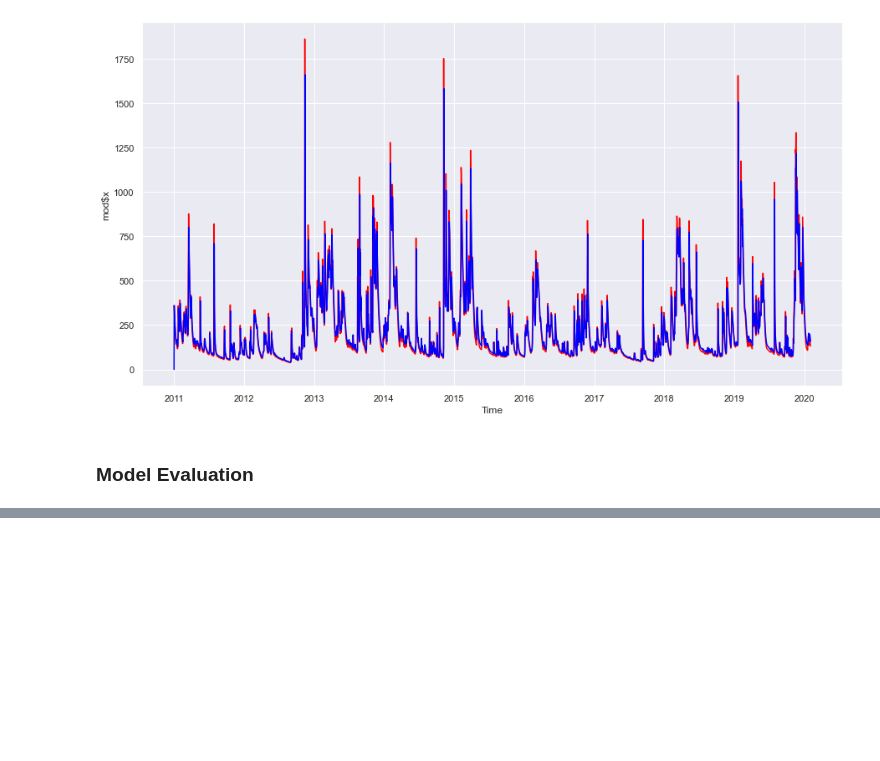
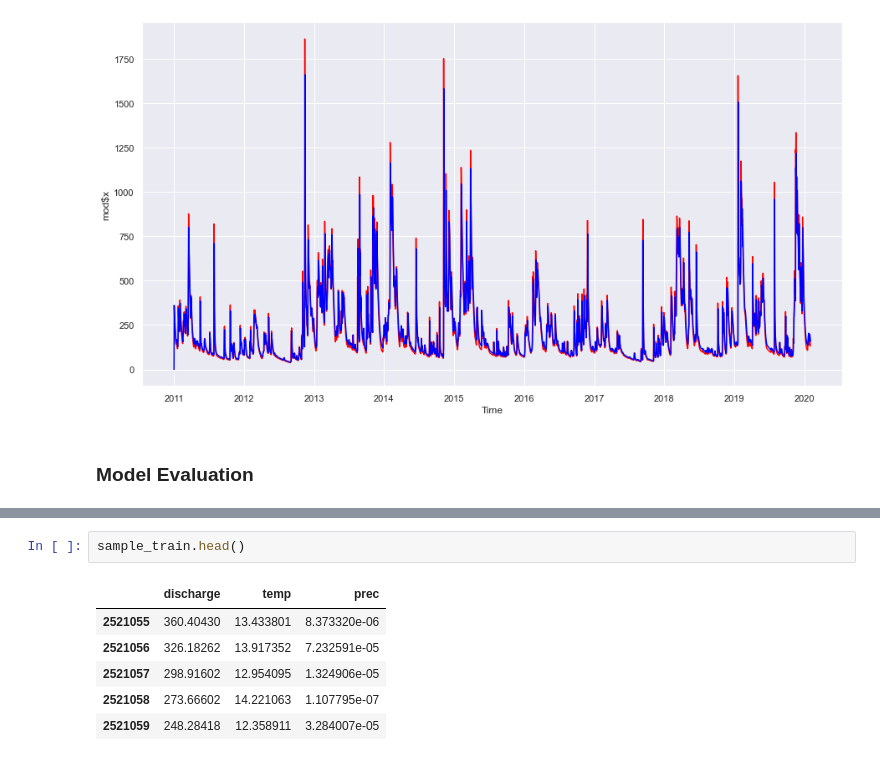
Before and after one commit to kode-git/copernicus, a Jupyter notebook: notebooks/data_modelling.ipynb, the cells around one changed output, grey strips where cells are left out. Drawn from its saved outputs; the diff is of its cells as text; blank space fills up the shorter version.

```diff
--- a/notebooks/data_modelling.ipynb
+++ b/notebooks/data_modelling.ipynb
@@ -610,0 +659,9 @@ plot_train_test_pred(sample_train,sample_test,pred_df)
+# %%
+sample_train.head()
+# %% [output]
+|  | discharge | temp | prec |
+| 2521055 | 360.40430 | 13.433801 | 8.373320e-06 |
+| 2521056 | 326.18262 | 13.917352 | 7.232591e-05 |
+| 2521057 | 298.91602 | 12.954095 | 1.324906e-05 |
+| 2521058 | 273.66602 | 14.221063 | 1.107795e-07 |
+| 2521059 | 248.28418 | 12.358911 | 3.284007e-05 |
```
Also changed, not shown: parts of 13 cells of this notebook.
